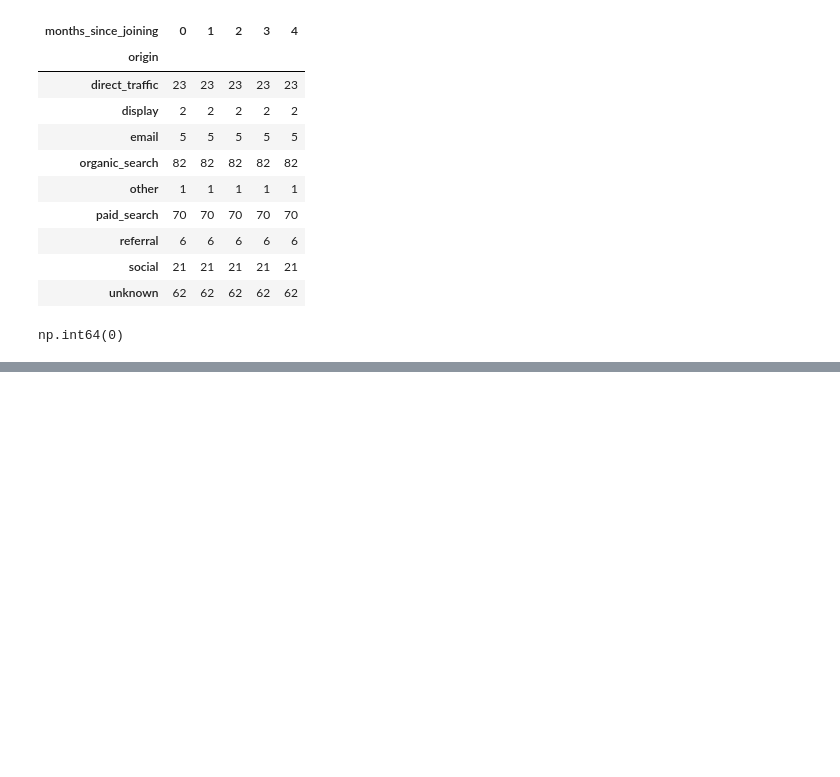
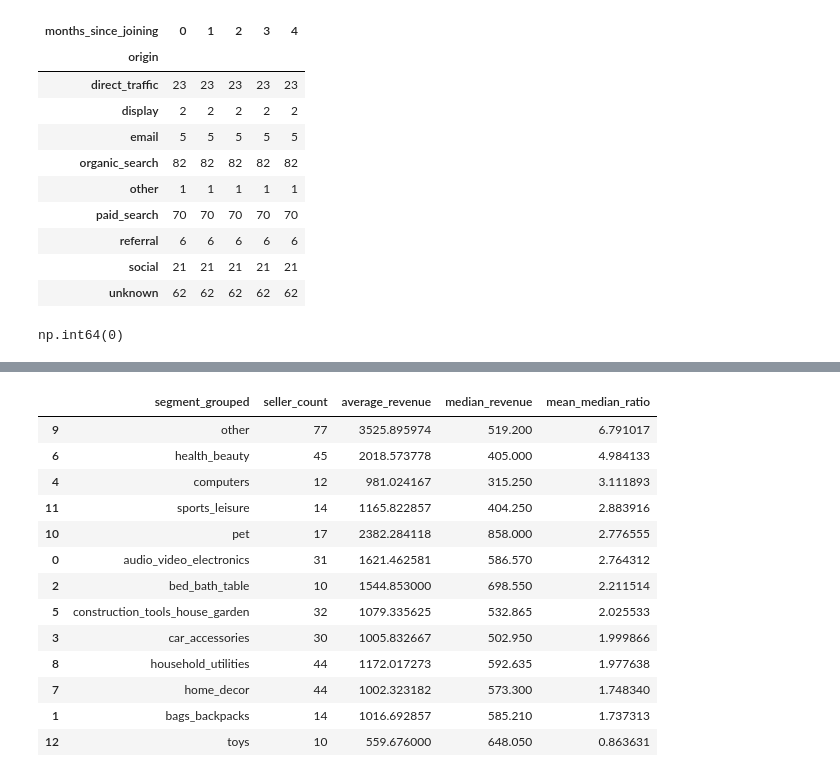
Before and after one commit to cenithamal/seller-acquisition-cac-ltv, a Jupyter notebook: notebooks/01_explore_data.ipynb, the cells around one changed output, grey strips where cells are left out. Saved outputs shown, nothing was run; the diff lists cells and outputs as text; code cells hidden in the pictures; blank space fills up the shorter version.

```diff
--- a/notebooks/01_explore_data.ipynb
+++ b/notebooks/01_explore_data.ipynb
@@ -656,0 +806,33 @@ np.int64(0)
+# %%
+segment_revenue_df["mean_median_ratio"] = (
+    segment_revenue_df["average_revenue"]
+    / segment_revenue_df["median_revenue"]
+)
+
+segment_revenue_df[
+    [
+        "segment_grouped",
+        "seller_count",
+        "average_revenue",
+        "median_revenue",
+        "mean_median_ratio"
+    ]
+].sort_values(
+    "mean_median_ratio",
+    ascending=False
+)
+# %% [output]
+|  | segment_grouped | seller_count | average_revenue | median_revenue | mean_median_ratio |
+| 9 | other | 77 | 3525.895974 | 519.200 | 6.791017 |
+| 6 | health_beauty | 45 | 2018.573778 | 405.000 | 4.984133 |
+| 4 | computers | 12 | 981.024167 | 315.250 | 3.111893 |
+| 11 | sports_leisure | 14 | 1165.822857 | 404.250 | 2.883916 |
+| 10 | pet | 17 | 2382.284118 | 858.000 | 2.776555 |
+| 0 | audio_video_electronics | 31 | 1621.462581 | 586.570 | 2.764312 |
+| 2 | bed_bath_table | 10 | 1544.853000 | 698.550 | 2.211514 |
+| 5 | construction_tools_house_garden | 32 | 1079.335625 | 532.865 | 2.025533 |
+| 3 | car_accessories | 30 | 1005.832667 | 502.950 | 1.999866 |
+| 8 | household_utilities | 44 | 1172.017273 | 592.635 | 1.977638 |
+| 7 | home_decor | 44 | 1002.323182 | 573.300 | 1.748340 |
+| 1 | bags_backpacks | 14 | 1016.692857 | 585.210 | 1.737313 |
+| 12 | toys | 10 | 559.676000 | 648.050 | 0.863631 |
```
Also changed, not shown: parts of 9 cells of this notebook, 1 other file.
